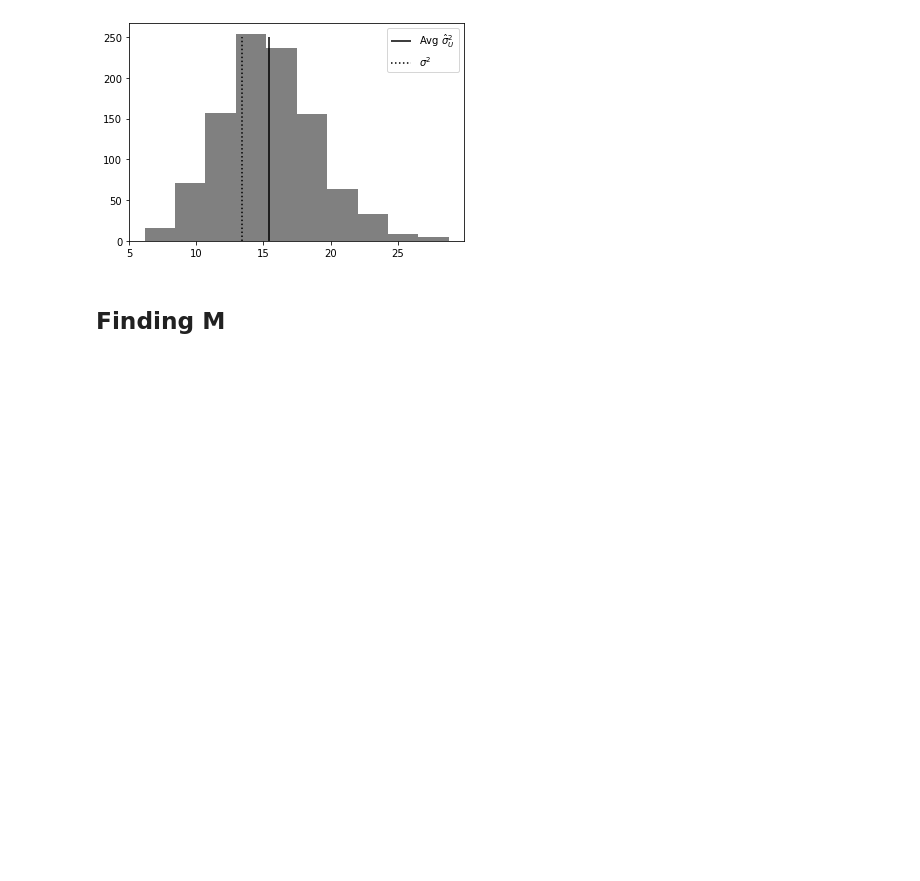
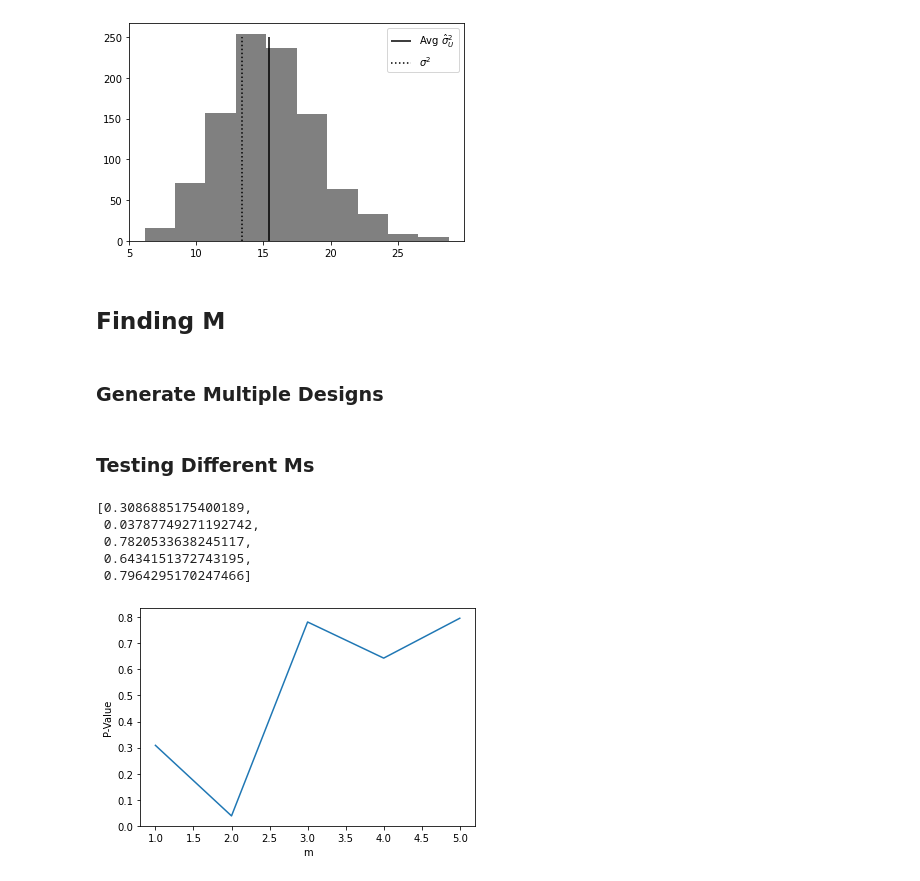
Before and after one commit to matheusfacure/exploratory-notebooks, a Jupyter notebook: Design and Analysis of Switchback Experiments.ipynb, the cells around one changed output. Saved outputs shown, nothing was run; the diff lists cells and outputs as text; code cells hidden in the pictures; blank space fills up the shorter version.

```diff
--- a/Design and Analysis of Switchback Experiments.ipynb
+++ b/Design and Analysis of Switchback Experiments.ipynb
@@ -149,7 +147,7 @@ def var_opt_design(y_opt, d_opt, T, m):
 
     # discard 1st block
     y_m_blocks = np.vstack(np.hsplit(y_opt, int(T/m))).sum(axis=1)[1:]
-    d_m_blocks = np.vstack(np.split(d_opt, int(T/m))[1:])[:, 1]
+    d_m_blocks = np.vstack(np.split(d_opt, int(T/m))[1:])[:, -1]
 
     return (
         8*y_m_blocks[0]**2
@@ -188,0 +203,53 @@ plt.legend();
+# %% [markdown]
+### Generate Multiple Designs
+# %%
+# 240 is very convenient, as it is divisible by 1 to 6
+T = 120*3
+p = 0.5
+
+# l=1 is a special case
+designs = [np.ones(T)==1] + [gen_opt_design(lags=l, T=T) for l in range(2,7)]
+# %% [markdown]
+### Testing Different Ms
+# %%
+def test_equal_taus(tau1, tau2, var1, var2):
+    z = np.abs(tau1 - tau2)/np.sqrt(var1+var2)
+    p_val = 2 - 2*norm.cdf(z)
+    return p_val
+
+
+def test_m_leq_lag(design_lag, design_lag_plus_1, p=0.5, T=T):
+
+    # run experiments
+    d_lag = gen_d(design_lag, p)
+    y_lag = y_given_d(d_lag, effect_params=effect_params_m3, T=T)
+
+    d_lag_plus1 = gen_d(design_lag_plus_1, p)
+    y_lag_plus1 = y_given_d(d_lag_plus1, effect_params=effect_params_m3, T=T)
+
+
+    # estimate tau and var
+    m_lag = int(np.floor(1/design_lag.mean())) # approximate way to find small ms
+    tau_lag = iptw_switchback(d_lag, y_lag, design_lag, p=p, m=m_lag)
+    var_lag = var_opt_design(y_lag, d_lag, T, m=m_lag)
+
+    tau_lag_plus_1 = iptw_switchback(d_lag_plus1, y_lag_plus1, design_lag_plus_1, p=p, m=m_lag+1)
+    var_lag_plus_1 = var_opt_design(y_lag_plus1, d_lag_plus1, T, m=m_lag+1)
+
+    return test_equal_taus(tau_lag, tau_lag_plus_1, var_lag, var_lag_plus_1)
+# %%
+np.random.seed(1)
+p_vals = [test_m_leq_lag(d1, d_plus_1) for d1, d_plus_1 in zip(designs, designs[1:])]
+p_vals
+# %% [output]
+[0.3086885175400189,
+ 0.03787749271192742,
+ 0.7820533638245117,
+ 0.6434151372743195,
+ 0.7964295170247466]
+# %%
+plt.plot(range(1, len(p_vals)+1), p_vals)
+plt.ylabel("P-Value")
+plt.xlabel("m");
+# %% [output]
+[figure, added]
```
Also changed, not shown: parts of 10 cells of this notebook.
